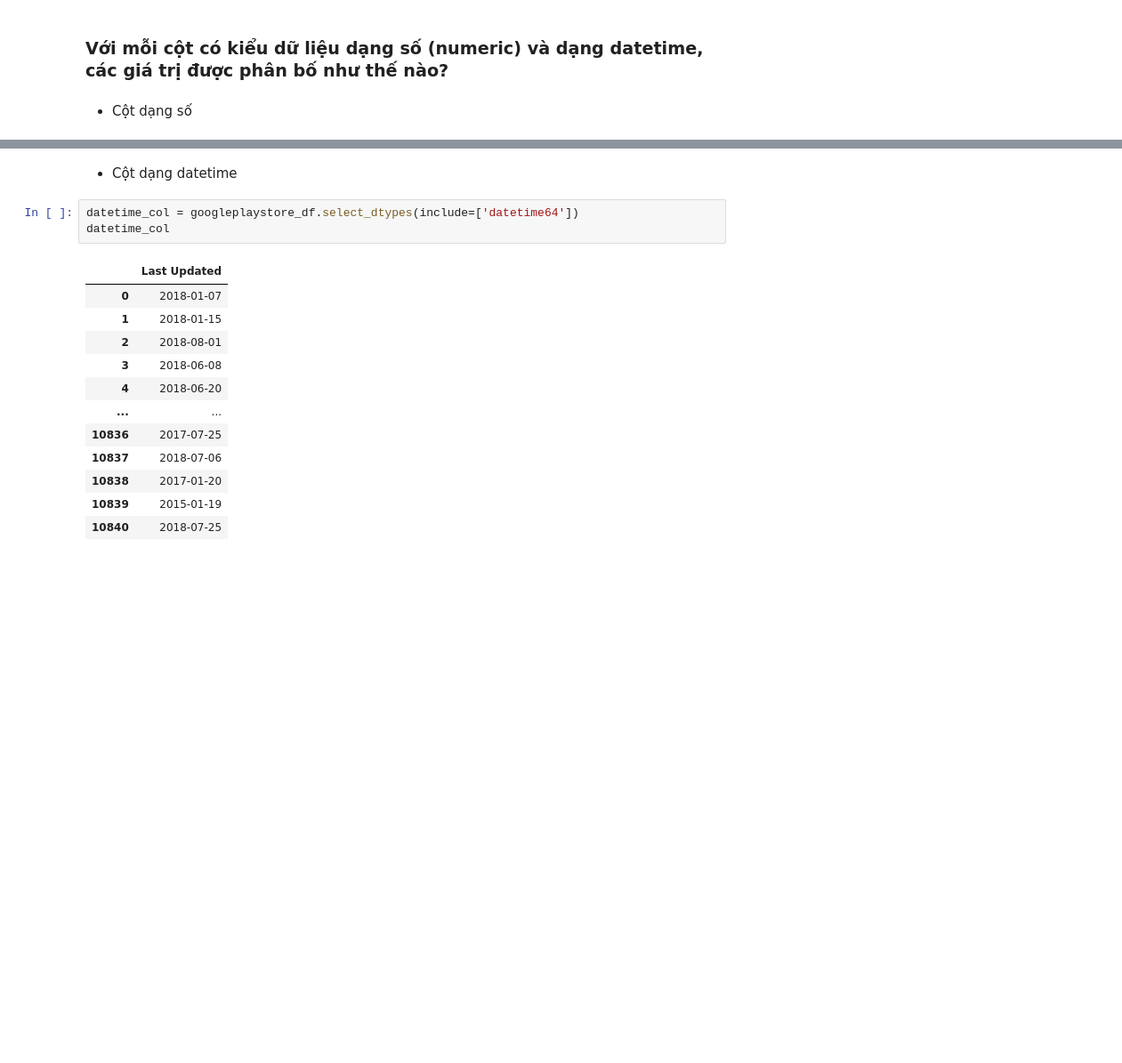
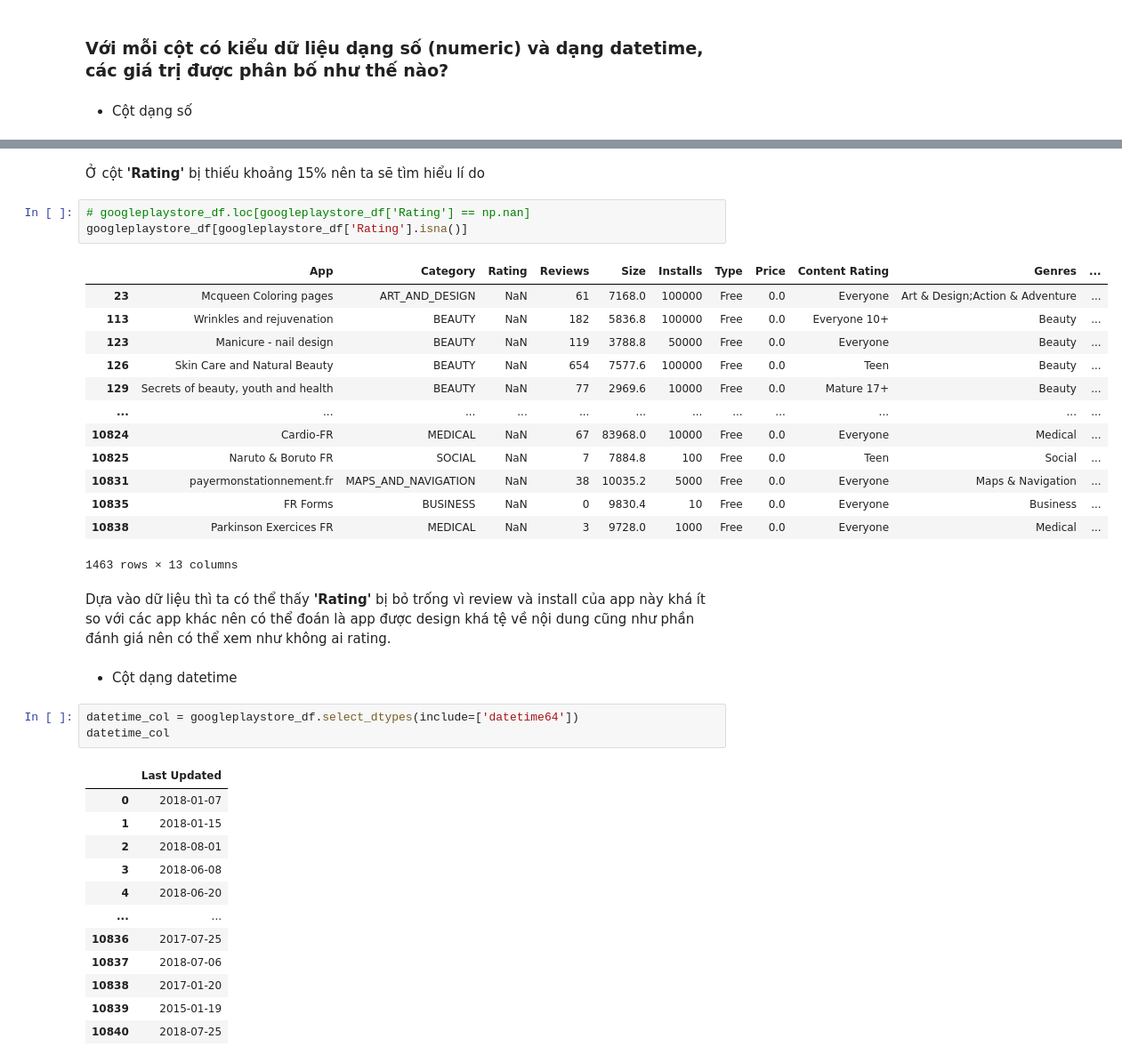
Before and after one commit to ThaoThong21/P4DS-CQ19-FinalProject, a Jupyter notebook: Finalproj.ipynb, the cells around one changed output, grey strips where cells are left out. Shown at 89% size. Cells and saved outputs as stored; diff of their text form; blank space fills up the shorter version.

```diff
--- a/Finalproj.ipynb
+++ b/Finalproj.ipynb
@@ -305,3 +356,24 @@ Hmm
+# %% [markdown]
+Ở cột __'Rating'__ bị thiếu khoảng 15% nên ta sẽ tìm hiểu lí do
+# %%
+# googleplaystore_df.loc[googleplaystore_df['Rating'] == np.nan]
+googleplaystore_df[googleplaystore_df['Rating'].isna()]
+# %% [output]
+|  | App | Category | Rating | Reviews | Size | Installs | Type | Price | Content Rating | Genres | ... |
+| 23 | Mcqueen Coloring pages | ART_AND_DESIGN | NaN | 61 | 7168.0 | 100000 | Free | 0.0 | Everyone | Art & Design;Action & Adventure | ... |
+| 113 | Wrinkles and rejuvenation | BEAUTY | NaN | 182 | 5836.8 | 100000 | Free | 0.0 | Everyone 10+ | Beauty | ... |
+| 123 | Manicure - nail design | BEAUTY | NaN | 119 | 3788.8 | 50000 | Free | 0.0 | Everyone | Beauty | ... |
+| 126 | Skin Care and Natural Beauty | BEAUTY | NaN | 654 | 7577.6 | 100000 | Free | 0.0 | Teen | Beauty | ... |
+| 129 | Secrets of beauty, youth and health | BEAUTY | NaN | 77 | 2969.6 | 10000 | Free | 0.0 | Mature 17+ | Beauty | ... |
+| ... | ... | ... | ... | ... | ... | ... | ... | ... | ... | ... | ... |
+| 10824 | Cardio-FR | MEDICAL | NaN | 67 | 83968.0 | 10000 | Free | 0.0 | Everyone | Medical | ... |
+| 10825 | Naruto & Boruto FR | SOCIAL | NaN | 7 | 7884.8 | 100 | Free | 0.0 | Teen | Social | ... |
+| 10831 | payermonstationnement.fr | MAPS_AND_NAVIGATION | NaN | 38 | 10035.2 | 5000 | Free | 0.0 | Everyone | Maps & Navigation | ... |
+| 10835 | FR Forms | BUSINESS | NaN | 0 | 9830.4 | 10 | Free | 0.0 | Everyone | Business | ... |
+| 10838 | Parkinson Exercices FR | MEDICAL | NaN | 3 | 9728.0 | 1000 | Free | 0.0 | Everyone | Medical | ... |
+1463 rows × 13 columns
+# %% [markdown]
+Dựa vào dữ liệu thì ta có thể thấy __'Rating'__ bị bỏ trống vì review và install của app này khá ít so với các app khác nên có thể đoán là app được design khá tệ về nội dung cũng như phần đánh giá nên có thể xem như không ai rating.
 # %% [markdown]
  - Cột dạng datetime
 # %%
```
Also changed, not shown: parts of 27 cells of this notebook.
